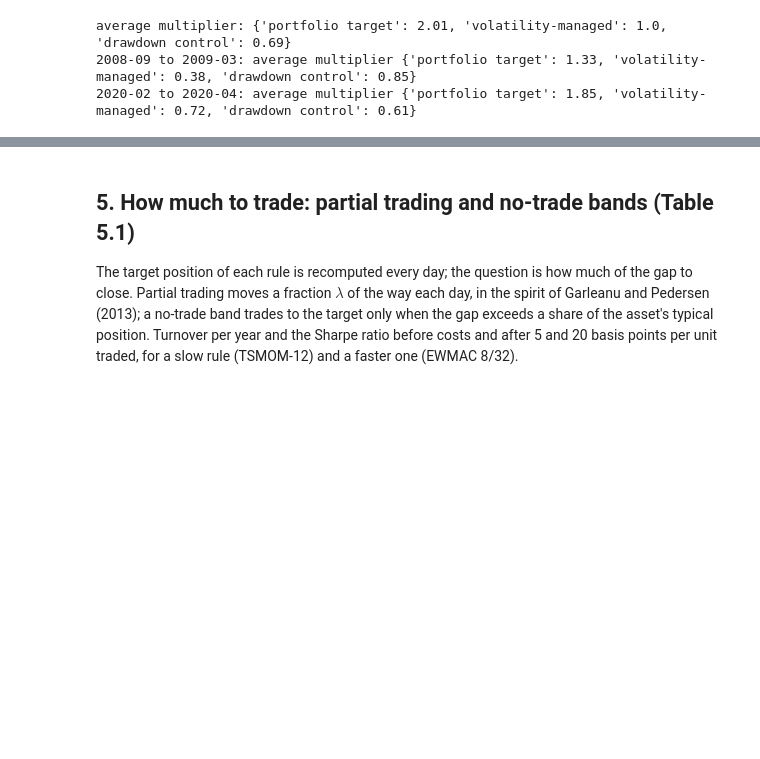
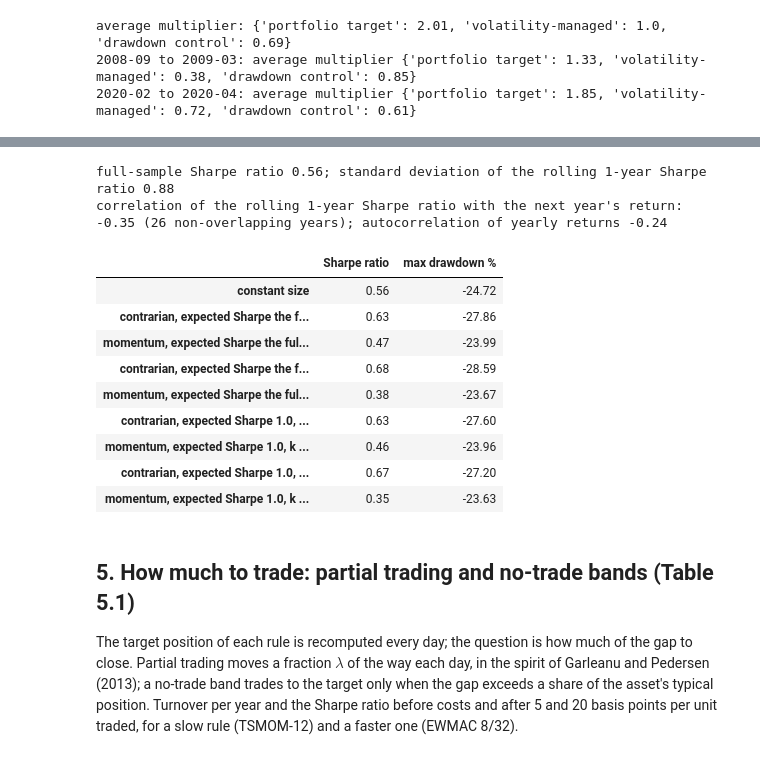
Before and after one commit to MaxGnesi/systematic-trading-notes, a Jupyter notebook: lectures/09-sizing-trend-systems/09_sizing_trend_systems.ipynb, the cells around one changed output, grey strips where cells are left out. Cells and saved outputs as stored; diff of their text form; code cells hidden in the pictures; blank space fills up the shorter version.

```diff
--- a/lectures/09-sizing-trend-systems/09_sizing_trend_systems.ipynb
+++ b/lectures/09-sizing-trend-systems/09_sizing_trend_systems.ipynb
@@ -207,3 +213,33 @@ average multiplier: {'portfolio target': 2.01, 'volatility-managed': 1.0, 'drawd
+# %%
+b_ = base / base.loc[START:].std() * 0.10 / np.sqrt(252)
+sr_exp = np.sqrt(252) * b_.loc[START:].mean() / b_.loc[START:].std()
+yr = b_.loc[START:].resample("YE").sum()
+roll = np.sqrt(252) * b_.rolling(252).mean() / b_.rolling(252).std()
+fwd = b_[::-1].rolling(252).sum()[::-1].shift(-1)
+d = pd.concat([roll, fwd], axis=1).loc[START:].dropna().iloc[::252]
+print(f"full-sample Sharpe ratio {sr_exp:.2f}; standard deviation of the rolling 1-year Sharpe ratio {roll.loc[START:].std():.2f}")
+print(f"correlation of the rolling 1-year Sharpe ratio with the next year's return: {d.corr().iloc[0, 1]:+.2f} ({len(d)} non-overlapping years); autocorrelation of yearly returns {yr.autocorr(1):+.2f}")
+rl = roll.shift(1)
+rows = {"constant size": stats(b_)}
+for prior, lab in ((sr_exp, "the full-sample value"), (1.0, "1.0")):
+    for k in (0.25, 0.5):
+        for nm, m in (("contrarian", (1 + k * (prior - rl)).clip(0.25, 2.0)), ("momentum", (1 + k * (rl - prior)).clip(0.25, 2.0))):
+            x = same_vol(b_ * m, b_)
+            rows[f"{nm}, expected Sharpe {lab}, k = {k}"] = stats(x)
+display(pd.DataFrame(rows).T[["Sharpe ratio", "max drawdown %"]].round(2))
+# %% [output]
+full-sample Sharpe ratio 0.56; standard deviation of the rolling 1-year Sharpe ratio 0.88
+correlation of the rolling 1-year Sharpe ratio with the next year's return: -0.35 (26 non-overlapping years); autocorrelation of yearly returns -0.24
+|  | Sharpe ratio | max drawdown % |
+| constant size | 0.56 | -24.72 |
+| contrarian, expected Sharpe the f... | 0.63 | -27.86 |
+| momentum, expected Sharpe the ful... | 0.47 | -23.99 |
+| contrarian, expected Sharpe the f... | 0.68 | -28.59 |
+| momentum, expected Sharpe the ful... | 0.38 | -23.67 |
+| contrarian, expected Sharpe 1.0, ... | 0.63 | -27.60 |
+| momentum, expected Sharpe 1.0, k ... | 0.46 | -23.96 |
+| contrarian, expected Sharpe 1.0, ... | 0.67 | -27.20 |
+| momentum, expected Sharpe 1.0, k ... | 0.35 | -23.63 |
 # %% [markdown]
 ## 5. How much to trade: partial trading and no-trade bands (Table 5.1)
 
```
Also changed, not shown: parts of 1 cell of this notebook, 1 other file.
